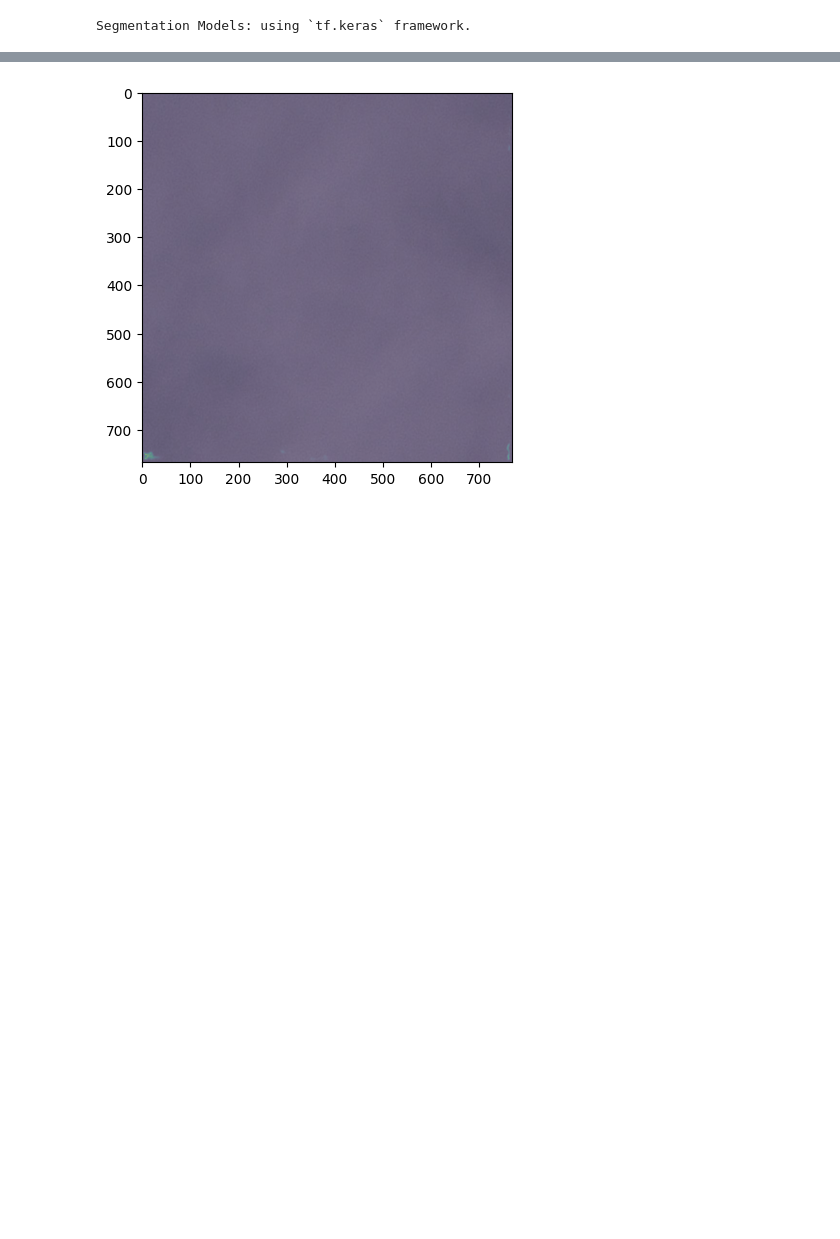
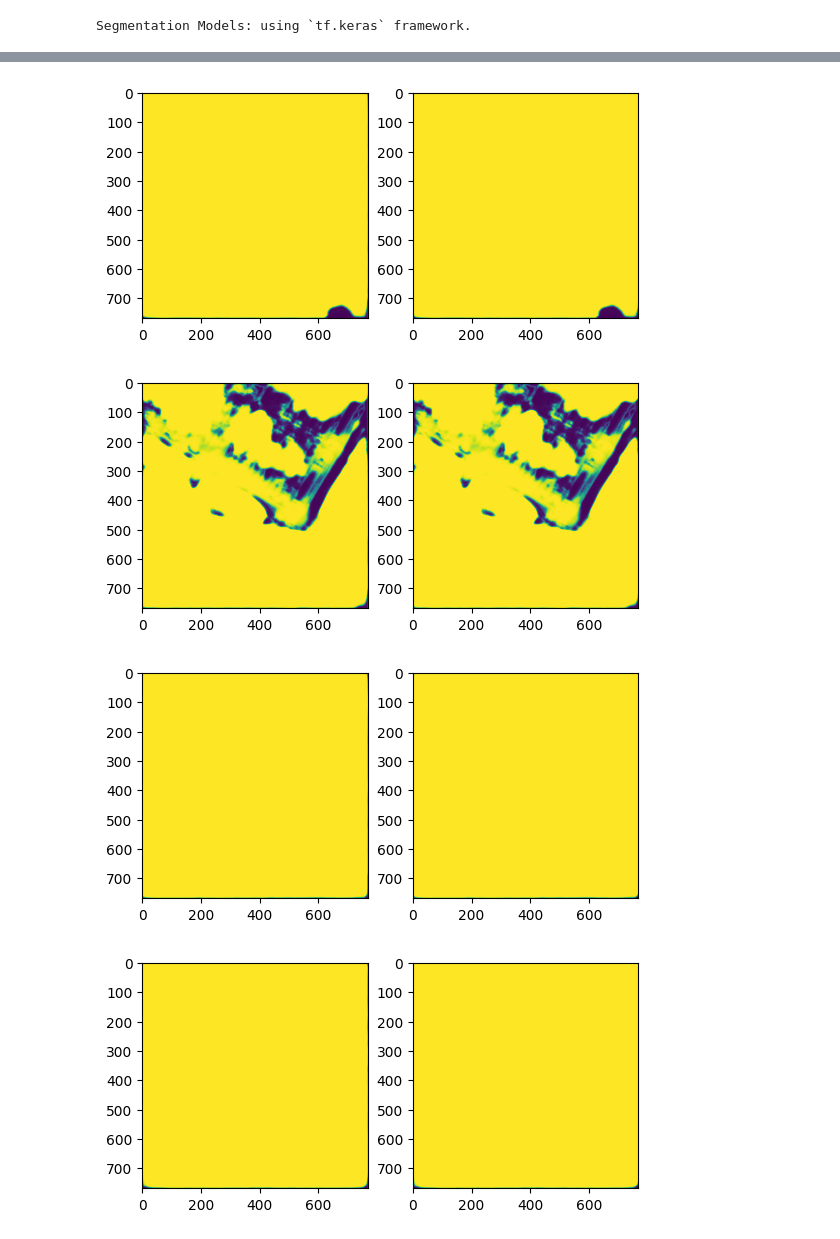
Before and after one commit to romanilchyshyn/airbus-ship-detection, a Jupyter notebook: train.ipynb, the cells around one changed output, grey strips where cells are left out. Drawn from its saved outputs; the diff is of its cells as text; code cells hidden in the pictures; blank space fills up the shorter version.

Commit message:
train with new ds structure. fix some notes.

```diff
--- a/train.ipynb
+++ b/train.ipynb
@@ -85,3 +64,16 @@ train_ds = train_csv.unbatch().map(process_batch)
+# %%
+dataset = dataset.shuffle(buffer_size=10000, seed=SEED)
+
+# Define the split ratio (e.g., 80% for training, 20% for validation)
+split_ratio = 0.8
+num_samples = dataset.cardinality().numpy()
+
+num_train = int(split_ratio * num_samples)
+num_val = num_samples - num_train
+
+# Split the dataset into training and validation sets
+train_ds = dataset.take(num_train)
+val_ds = dataset.skip(num_train)
 # %%
 model = sm.Unet('efficientnetb2', classes=1, activation='sigmoid')
 
@@ -109,9 +101,18 @@ Non-trainable params: 44000 (171.88 KB)
 __________________________________________________________________________________________________
 # %%
-from datetime import datetime
-logdir="logs/fit/" + datetime.now().strftime("%Y%m%d-%H%M%S")
-tensorboard_callback = tf.keras.callbacks.TensorBoard(log_dir=logdir)
+def callbacks():
+    from datetime import datetime
+    logdir="logs/fit/" + datetime.now().strftime("%Y%m%d-%H%M%S")
+    tensorboard_callback = tf.keras.callbacks.TensorBoard(log_dir=logdir)
 
-train_ds = train_ds.take(10).batch(4).prefetch(buffer_size=tf.data.AUTOTUNE)
+    checkpoint_path = "model_checkpoint.h5"
+    checkpoint_callback = tf.keras.callbacks.ModelCheckpoint(
+        filepath=checkpoint_path,
+        save_weights_only=True,
+        save_best_only=True,
+        monitor='val_loss',
+        mode='min',
+        verbose=1
+    )
 
-model.fit(train_ds, epochs=100, callbacks=[tensorboard_callback])
+    return [tensorboard_callback, checkpoint_callback]
@@ -149,0 +119,5 @@ Epoch 100/100
+# %%
+train_ds = train_ds.batch(4).prefetch(buffer_size=tf.data.AUTOTUNE)
+val_ds = val_ds.batch(4).prefetch(buffer_size=tf.data.AUTOTUNE)
+
+model.fit(train_ds, epochs=20, validation_data=val_ds, callbacks=callbacks())
@@ -150,9 +145,9 @@ Epoch 100/100
 # %%
 SKIP = 1
 
-item = train_ds.skip(SKIP).take(1)
+item = dataset.batch(4).skip(SKIP).take(1)
 p = model.predict(item)
 
-for item, label in train_ds.unbatch().skip(SKIP).take(1):
-    plot_ds_element(item, p[0])
+for i in p:
+    plot_ds_element(i, i)
 # %% [output]
@@ -171 +155,4 @@ for item, label in train_ds.unbatch().skip(SKIP).take(1):
-[figure, old version]
+[figure, new version]
+[figure, added]
+[figure, added]
+[figure, added]
```
Also changed, not shown: parts of 13 cells of this notebook, 1 other file.
